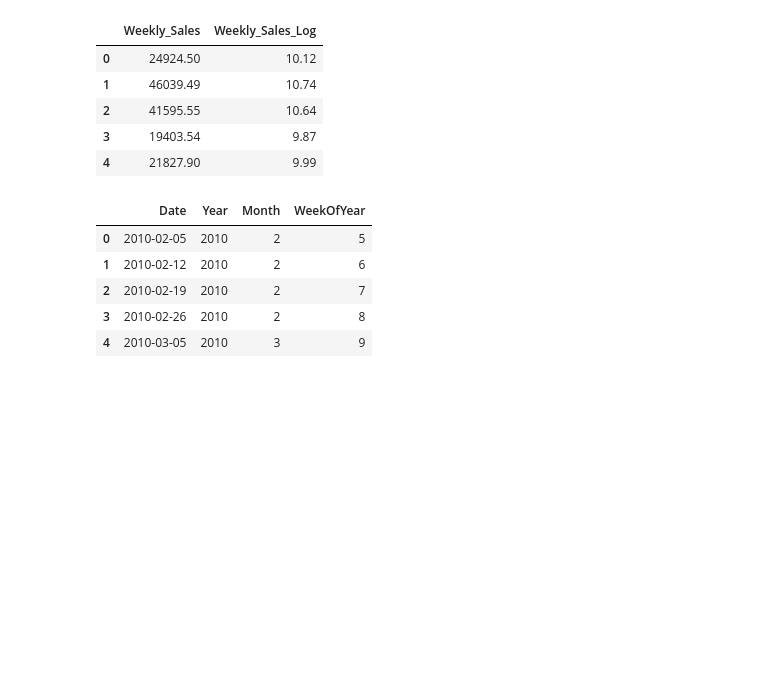
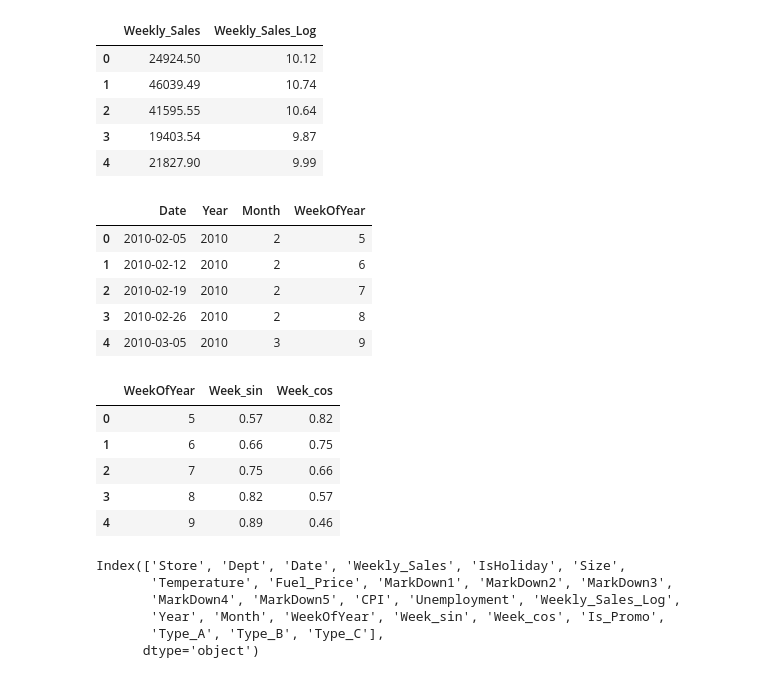
Before and after one commit to aichaghanam/Walmart_Sales_Forecast, a Jupyter notebook: Partie 1- Nettoyage et Exploration.ipynb, the cells around one changed output. Drawn from its saved outputs; the diff is of its cells as text; code cells hidden in the pictures; blank space fills up the shorter version.

Commit message:
Enocadge de la semaine de l'annee plus encodage de is holiday

```diff
--- a/Partie 1- Nettoyage et Exploration.ipynb
+++ b/Partie 1- Nettoyage et Exploration.ipynb
@@ -977,3 +977,15 @@ Lags rejetés :
 
 Lags retenus pour B2 : Lag_1, Lag_2, Lag_4
 Rolling_Mean_4 cohérent avec le lien mensuel confirmé par Lag_4
+# %%
+# Remplacer les NaN de MarkDown par 0
+markdown_cols = ["MarkDown1", "MarkDown2", "MarkDown3", "MarkDown4", "MarkDown5"]
+df[markdown_cols] = df[markdown_cols].fillna(0)
+
+# Remplacer les valeurs négatives de MarkDown par 0
+for col in markdown_cols:
+    df[col] = df[col].clip(lower=0)
+
+# Vérification
+print(df[markdown_cols].isna().sum())
+print((df[markdown_cols] < 0).sum())
@@ -1015,3 +1040,34 @@ df[["Date", "Year", "Month", "WeekOfYear"]].head()
 | 2 | 2010-02-19 | 2010 | 2 | 7 |
 | 3 | 2010-02-26 | 2010 | 2 | 8 |
 | 4 | 2010-03-05 | 2010 | 3 | 9 |
+# %%
+# Encodage cyclique de la semaine de l'année
+df["Week_sin"] = np.sin(2 * np.pi * df["WeekOfYear"] / 52)
+df["Week_cos"] = np.cos(2 * np.pi * df["WeekOfYear"] / 52)
+
+df[["WeekOfYear", "Week_sin", "Week_cos"]].head()
+# %% [output]
+|  | WeekOfYear | Week_sin | Week_cos |
+| 0 | 5 | 0.57 | 0.82 |
+| 1 | 6 | 0.66 | 0.75 |
+| 2 | 7 | 0.75 | 0.66 |
+| 3 | 8 | 0.82 | 0.57 |
+| 4 | 9 | 0.89 | 0.46 |
+# %%
+# IsHoliday en entier
+df["IsHoliday"] = df["IsHoliday"].astype(int)
+
+# Is_Promo : au moins une promo active
+df["Is_Promo"] = (df[markdown_cols].sum(axis=1) > 0).astype(int)
+
+# Encodage simple de Type
+df = pd.get_dummies(df, columns=["Type"], dtype=int)
+
+print(df.columns)
+# %% [output]
+Index(['Store', 'Dept', 'Date', 'Weekly_Sales', 'IsHoliday', 'Size',
+       'Temperature', 'Fuel_Price', 'MarkDown1', 'MarkDown2', 'MarkDown3',
+       'MarkDown4', 'MarkDown5', 'CPI', 'Unemployment', 'Weekly_Sales_Log',
+       'Year', 'Month', 'WeekOfYear', 'Week_sin', 'Week_cos', 'Is_Promo',
+       'Type_A', 'Type_B', 'Type_C'],
+      dtype='object')
```
Also changed, not shown: parts of 3 cells of this notebook.
